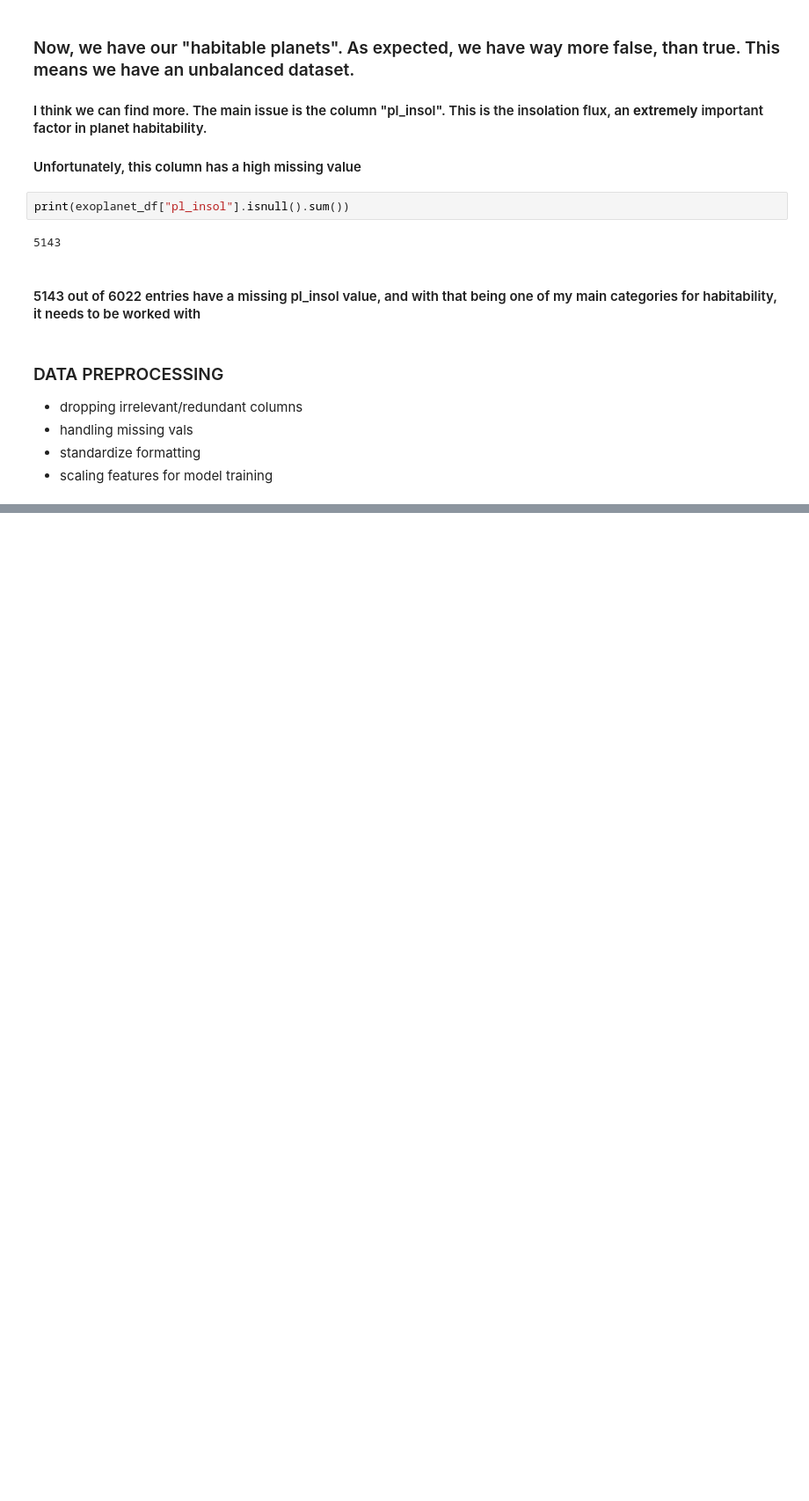
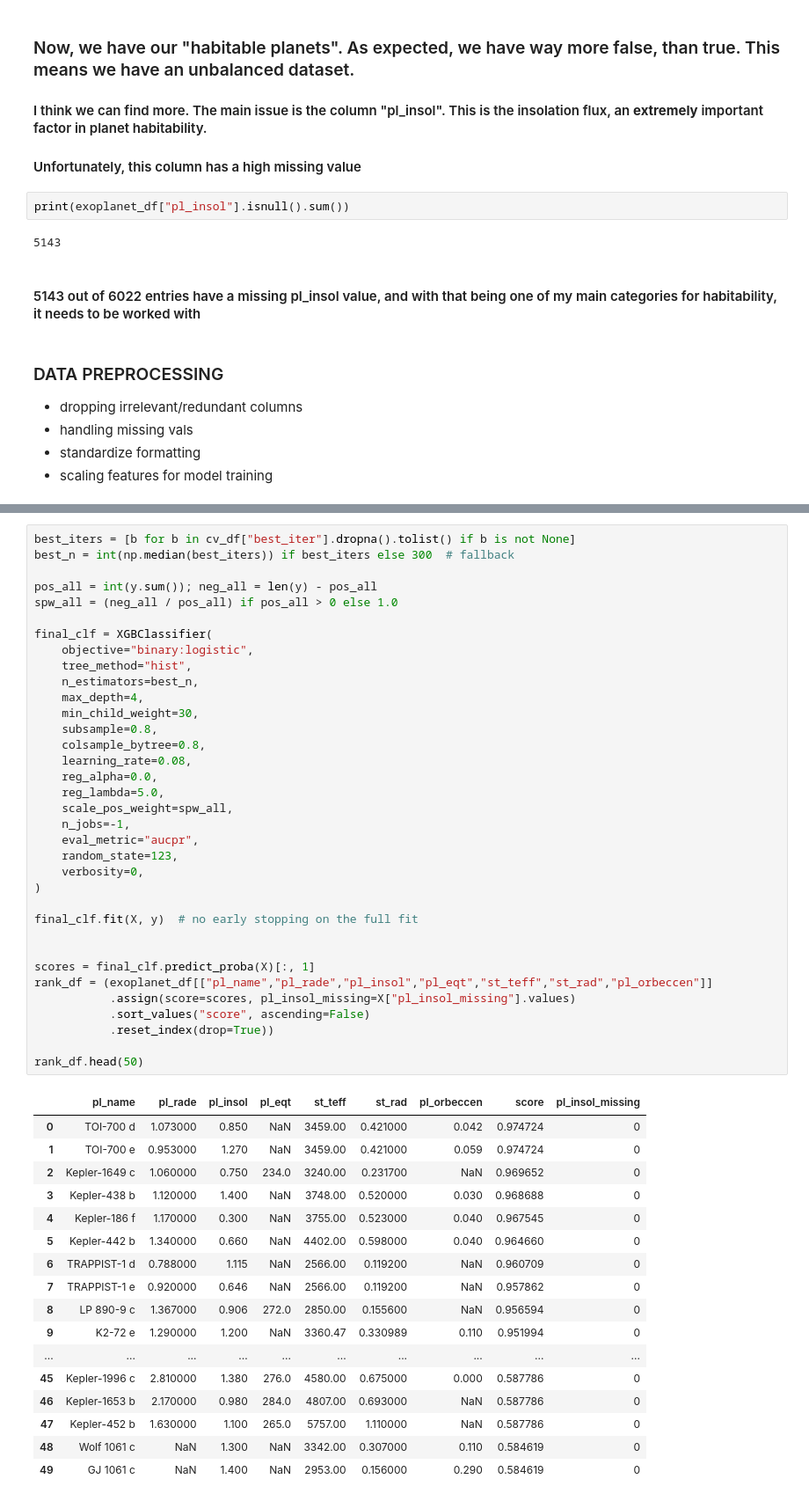
Before and after one commit to Kaydonius/Exoplanet-Habitability-Classification, a Jupyter notebook: exoplanet_analysis.ipynb, the cells around one changed output, grey strips where cells are left out. Shown: that part at 88% size. Drawn from its saved outputs; the diff is of its cells as text; blank space fills up the shorter version.

```diff
--- a/exoplanet_analysis.ipynb
+++ b/exoplanet_analysis.ipynb
@@ -293,0 +350,53 @@ max    4050.000000  40000.000000    88.475000     8.070000
+# %%
+best_iters = [b for b in cv_df["best_iter"].dropna().tolist() if b is not None]
+best_n = int(np.median(best_iters)) if best_iters else 300  # fallback
+
+pos_all = int(y.sum()); neg_all = len(y) - pos_all
+spw_all = (neg_all / pos_all) if pos_all > 0 else 1.0
+
+final_clf = XGBClassifier(
+    objective="binary:logistic",
+    tree_method="hist",
+    n_estimators=best_n,
+    max_depth=4,
+    min_child_weight=30,
+    subsample=0.8,
+    colsample_bytree=0.8,
+    learning_rate=0.08,
+    reg_alpha=0.0,
+    reg_lambda=5.0,
+    scale_pos_weight=spw_all,
+    n_jobs=-1,
+    eval_metric="aucpr",
+    random_state=123,
+    verbosity=0,
+)
+
+final_clf.fit(X, y)  # no early stopping on the full fit
+
+
+scores = final_clf.predict_proba(X)[:, 1]
+rank_df = (exoplanet_df[["pl_name","pl_rade","pl_insol","pl_eqt","st_teff","st_rad","pl_orbeccen"]]
+           .assign(score=scores, pl_insol_missing=X["pl_insol_missing"].values)
+           .sort_values("score", ascending=False)
+           .reset_index(drop=True))
+
+rank_df.head(50)
+# %% [output]
+|  | pl_name | pl_rade | pl_insol | pl_eqt | st_teff | st_rad | pl_orbeccen | score | pl_insol_missing |
+| 0 | TOI-700 d | 1.073000 | 0.850 | NaN | 3459.00 | 0.421000 | 0.042 | 0.974724 | 0 |
+| 1 | TOI-700 e | 0.953000 | 1.270 | NaN | 3459.00 | 0.421000 | 0.059 | 0.974724 | 0 |
+| 2 | Kepler-1649 c | 1.060000 | 0.750 | 234.0 | 3240.00 | 0.231700 | NaN | 0.969652 | 0 |
+| 3 | Kepler-438 b | 1.120000 | 1.400 | NaN | 3748.00 | 0.520000 | 0.030 | 0.968688 | 0 |
+| 4 | Kepler-186 f | 1.170000 | 0.300 | NaN | 3755.00 | 0.523000 | 0.040 | 0.967545 | 0 |
+| 5 | Kepler-442 b | 1.340000 | 0.660 | NaN | 4402.00 | 0.598000 | 0.040 | 0.964660 | 0 |
+| 6 | TRAPPIST-1 d | 0.788000 | 1.115 | NaN | 2566.00 | 0.119200 | NaN | 0.960709 | 0 |
+| 7 | TRAPPIST-1 e | 0.920000 | 0.646 | NaN | 2566.00 | 0.119200 | NaN | 0.957862 | 0 |
+| 8 | LP 890-9 c | 1.367000 | 0.906 | 272.0 | 2850.00 | 0.155600 | NaN | 0.956594 | 0 |
+| 9 | K2-72 e | 1.290000 | 1.200 | NaN | 3360.47 | 0.330989 | 0.110 | 0.951994 | 0 |
+| ... | ... | ... | ... | ... | ... | ... | ... | ... | ... |
+| 45 | Kepler-1996 c | 2.810000 | 1.380 | 276.0 | 4580.00 | 0.675000 | 0.000 | 0.587786 | 0 |
+| 46 | Kepler-1653 b | 2.170000 | 0.980 | 284.0 | 4807.00 | 0.693000 | NaN | 0.587786 | 0 |
+| 47 | Kepler-452 b | 1.630000 | 1.100 | 265.0 | 5757.00 | 1.110000 | NaN | 0.587786 | 0 |
+| 48 | Wolf 1061 c | NaN | 1.300 | NaN | 3342.00 | 0.307000 | 0.110 | 0.584619 | 0 |
+| 49 | GJ 1061 c | NaN | 1.400 | NaN | 2953.00 | 0.156000 | 0.290 | 0.584619 | 0 |
```
Also changed, not shown: parts of 8 cells of this notebook.
